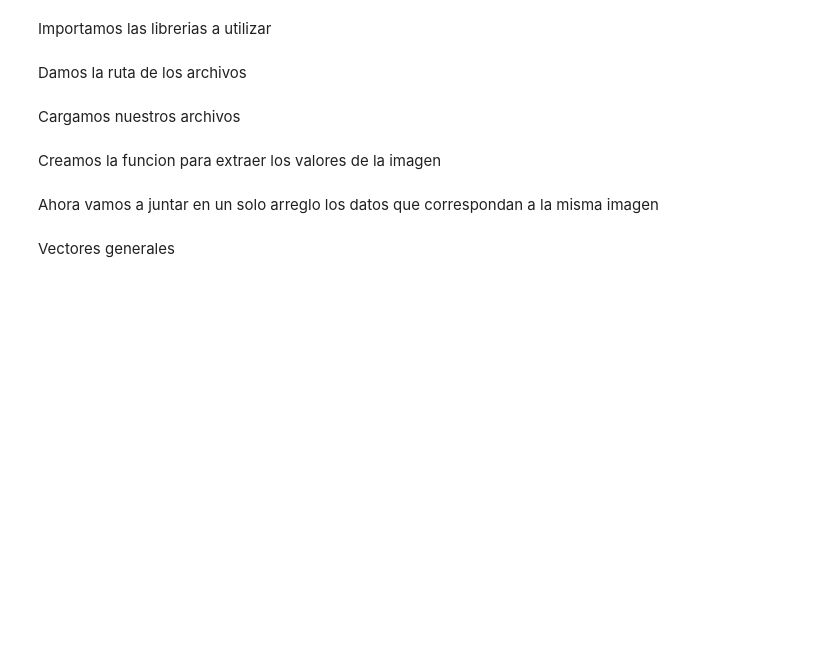
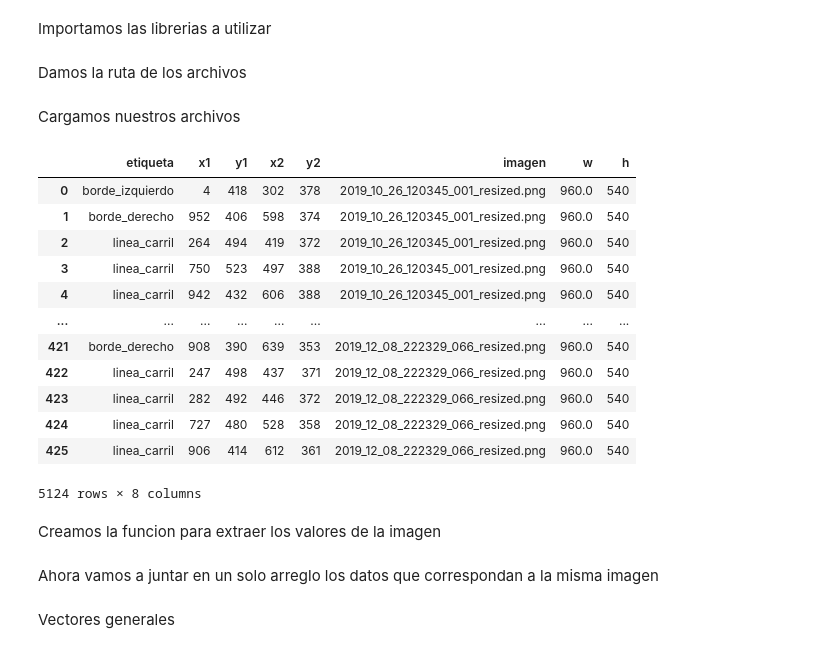
Before and after one commit to iMarioSL/Lineas-Carril, a Jupyter notebook: Datos.ipynb, the cells around one changed output. Saved outputs shown, nothing was run; the diff lists cells and outputs as text; code cells hidden in the pictures; blank space fills up the shorter version.

```diff
--- a/Datos.ipynb
+++ b/Datos.ipynb
@@ -15,6 +15,22 @@ files = os.path.join("Etiquetas", "*.csv")
 files = glob.glob(files)
 df = pd.concat(map(pd.read_csv, files), ignore_index=False)
 df = df[["etiqueta", "x1", "y1", "x2", "y2", "imagen", "w", "h"]]
+# %%
+df
+# %% [output]
+|  | etiqueta | x1 | y1 | x2 | y2 | imagen | w | h |
+| 0 | borde_izquierdo | 4 | 418 | 302 | 378 | 2019_10_26_120345_001_resized.png | 960.0 | 540 |
+| 1 | borde_derecho | 952 | 406 | 598 | 374 | 2019_10_26_120345_001_resized.png | 960.0 | 540 |
+| 2 | linea_carril | 264 | 494 | 419 | 372 | 2019_10_26_120345_001_resized.png | 960.0 | 540 |
+| 3 | linea_carril | 750 | 523 | 497 | 388 | 2019_10_26_120345_001_resized.png | 960.0 | 540 |
+| 4 | linea_carril | 942 | 432 | 606 | 388 | 2019_10_26_120345_001_resized.png | 960.0 | 540 |
+| ... | ... | ... | ... | ... | ... | ... | ... | ... |
+| 421 | borde_derecho | 908 | 390 | 639 | 353 | 2019_12_08_222329_066_resized.png | 960.0 | 540 |
+| 422 | linea_carril | 247 | 498 | 437 | 371 | 2019_12_08_222329_066_resized.png | 960.0 | 540 |
+| 423 | linea_carril | 282 | 492 | 446 | 372 | 2019_12_08_222329_066_resized.png | 960.0 | 540 |
+| 424 | linea_carril | 727 | 480 | 528 | 358 | 2019_12_08_222329_066_resized.png | 960.0 | 540 |
+| 425 | linea_carril | 906 | 414 | 612 | 361 | 2019_12_08_222329_066_resized.png | 960.0 | 540 |
+5124 rows × 8 columns
 # %% [markdown]
 Creamos la funcion para extraer los valores de la imagen
 # %%
```
Also changed, not shown: parts of 5 cells of this notebook, 1 other file.
